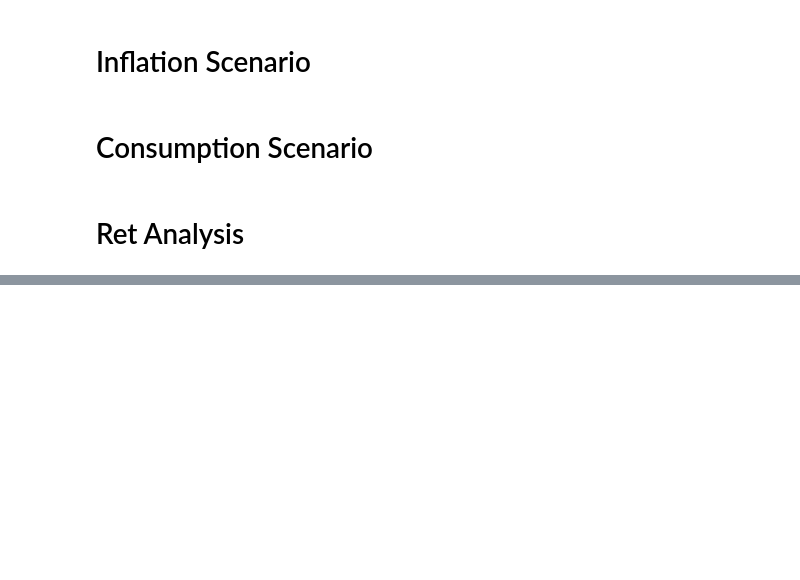
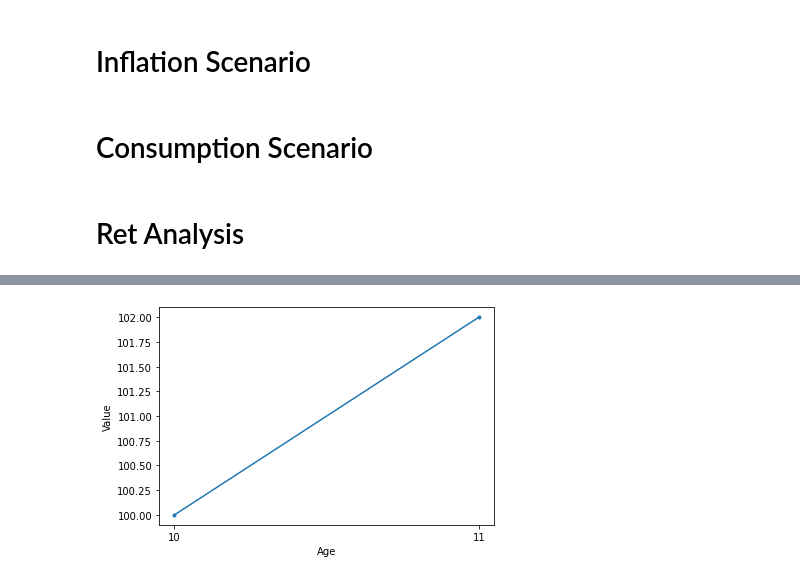
Before and after one commit to presmdonovan23/retirement-finance, a Jupyter notebook: retirement_simulation.ipynb, the cells around one changed output, grey strips where cells are left out. Drawn from its saved outputs; the diff is of its cells as text; code cells hidden in the pictures; blank space fills up the shorter version.

```diff
--- a/retirement_simulation.ipynb
+++ b/retirement_simulation.ipynb
@@ -97,0 +159,4 @@ retirement_analysis.portfolio.balance
+# %%
+c.plot(initial_age=10)
+# %% [output]
+[figure, added]
```
Also changed, not shown: parts of 13 cells of this notebook, 3 other files.
